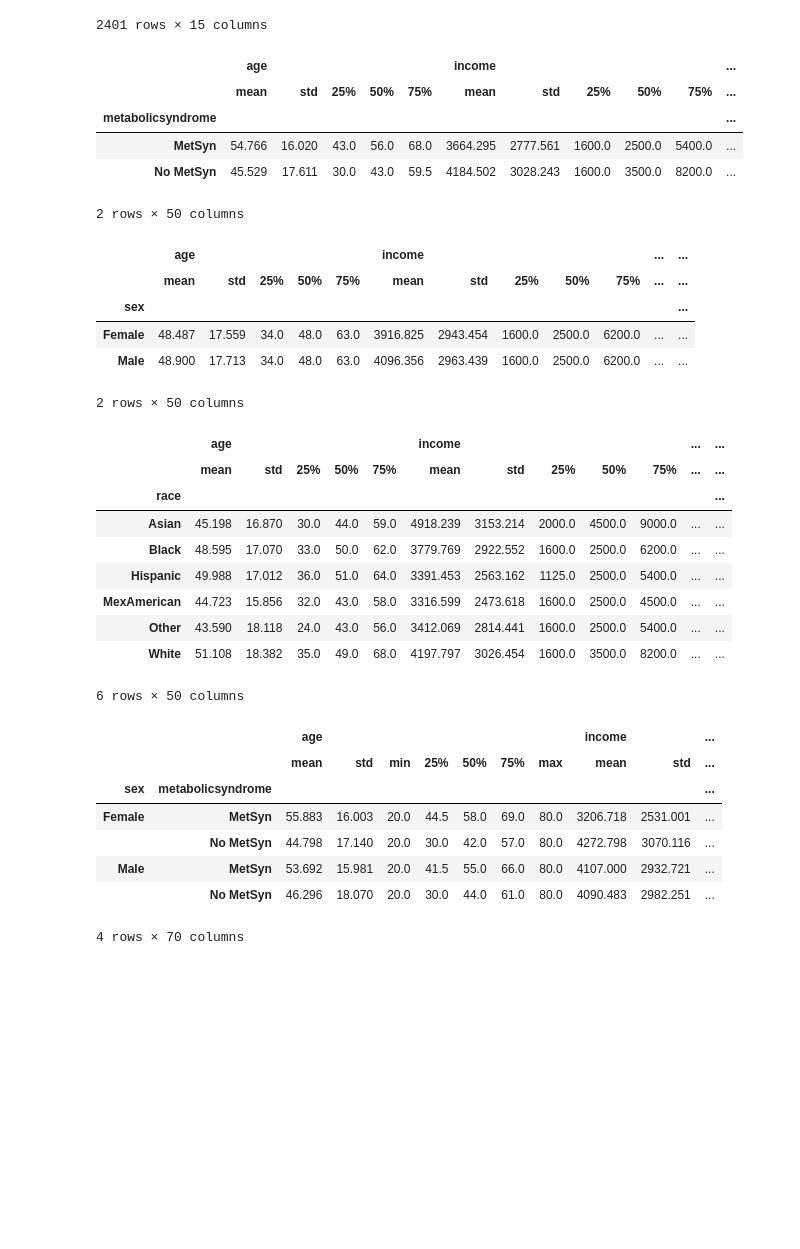
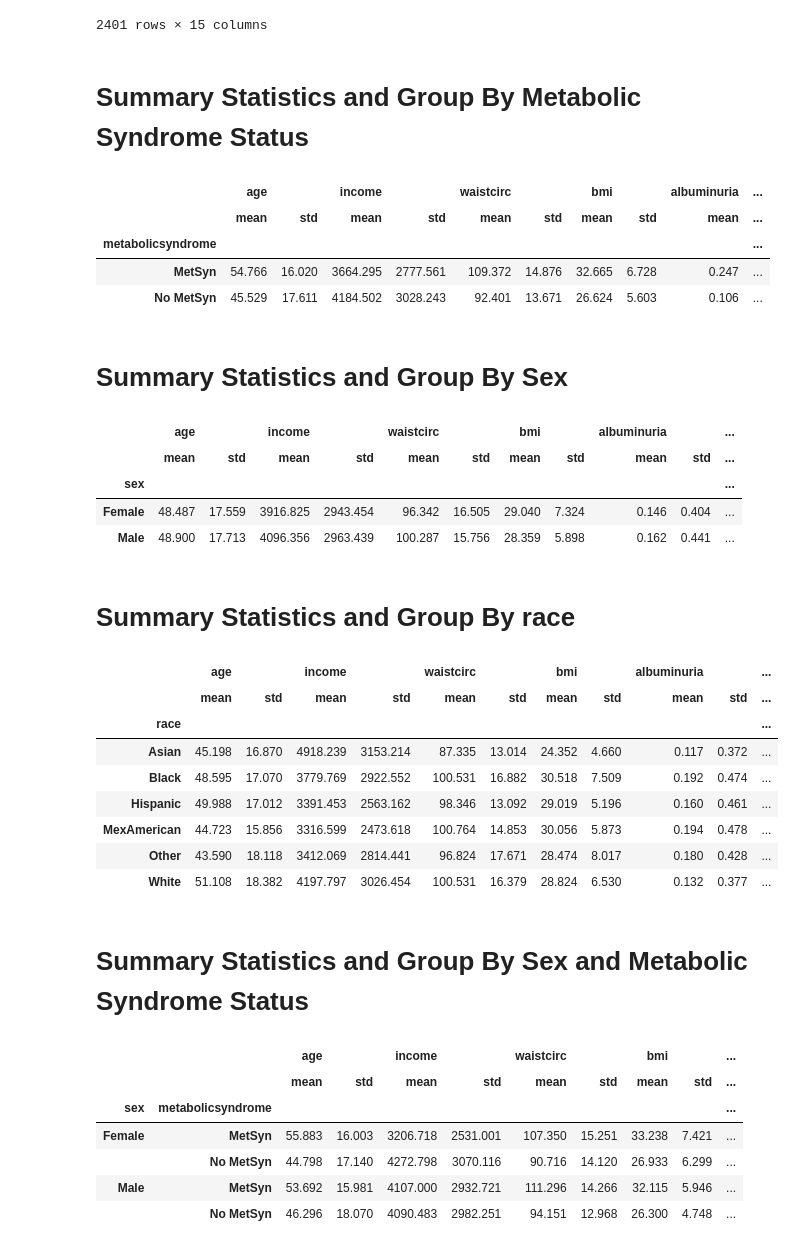
Before and after one commit to LukeMeyer2022/Profile, a Jupyter notebook: Descriptive Analysis_Mets.ipynb, the cells around one changed output. Saved outputs shown, nothing was run; the diff lists cells and outputs as text; code cells hidden in the pictures; blank space fills up the shorter version.

```diff
--- a/Descriptive Analysis_Mets.ipynb
+++ b/Descriptive Analysis_Mets.ipynb
@@ -20,13 +22,15 @@ df
 | 2399 | 71911 | 27 | Male | Married | 8200.0 | MexAmerican | 106.6 | 31.3 | 0 | 4.15 | ... |
 | 2400 | 71915 | 60 | Male | Single | 6200.0 | White | 106.6 | 27.5 | 0 | 12.82 | ... |
 2401 rows × 15 columns
+# %% [markdown]
+# Summary Statistics and Group By Metabolic Syndrome Status
 # %%
 # Summary Statistics and Group By Metabolic Syndrome Status
 def describe_data(df, group_col, output_filename):
     df_modified = df.drop(columns=['seqn'])
     grouped = df_modified.groupby(group_col)
     description = grouped.describe().round(3)
-    description = description.loc[:, (slice(None), ['mean', 'std', '25%', '50%', '75%'])]
+    description = description.loc[:, (slice(None), ['mean', 'std'])]
     description.to_csv(output_filename)
 
     return description
@@ -36,12 +40,13 @@ output_filename = 'stratified_summary_data_status.csv'
 description_data_status = describe_data(df, group_col, output_filename)
 description_data_status
 # %% [output]
-|  | age |  |  |  |  | income |  |  |  |  | ... |
-|  | mean | std | 25% | 50% | 75% | mean | std | 25% | 50% | 75% | ... |
-| metabolicsyndrome |  |  |  |  |  |  |  |  |  |  | ... |
-| MetSyn | 54.766 | 16.020 | 43.0 | 56.0 | 68.0 | 3664.295 | 2777.561 | 1600.0 | 2500.0 | 5400.0 | ... |
-| No MetSyn | 45.529 | 17.611 | 30.0 | 43.0 | 59.5 | 4184.502 | 3028.243 | 1600.0 | 3500.0 | 8200.0 | ... |
+|  | age |  | income |  | waistcirc |  | bmi |  | albuminuria | ... |
+|  | mean | std | mean | std | mean | std | mean | std | mean | ... |
+| metabolicsyndrome |  |  |  |  |  |  |  |  |  | ... |
+| MetSyn | 54.766 | 16.020 | 3664.295 | 2777.561 | 109.372 | 14.876 | 32.665 | 6.728 | 0.247 | ... |
+| No MetSyn | 45.529 | 17.611 | 4184.502 | 3028.243 | 92.401 | 13.671 | 26.624 | 5.603 | 0.106 | ... |
-2 rows × 50 columns
+# %% [markdown]
+# Summary Statistics and Group By Sex
 # %%
 # Summary Statistics and Group By Sex
 # Participants Selected for based on Age (20-80)
@@ -49,7 +54,7 @@ def describe_data(df, group_col, output_filename):
     df_modified = df.drop(columns=['seqn'])
     grouped = df_modified.groupby(group_col)
     description = grouped.describe().round(3)
-    description = description.loc[:, (slice(None), ['mean', 'std', '25%', '50%', '75%'])]
+    description = description.loc[:, (slice(None), ['mean', 'std'])]
     description.to_csv(output_filename)
 
     return description
@@ -59,45 +64,47 @@ output_filename = 'stratified_summary_data_sex.csv'
 description_data_sex = describe_data(df, group_col, output_filename)
 description_data_sex
 # %% [output]
-|  | age |  |  |  |  | income |  |  |  |  | ... | ... |
-|  | mean | std | 25% | 50% | 75% | mean | std | 25% | 50% | 75% | ... | ... |
-| sex |  |  |  |  |  |  |  |  |  |  |  | ... |
-| Female | 48.487 | 17.559 | 34.0 | 48.0 | 63.0 | 3916.825 | 2943.454 | 1600.0 | 2500.0 | 6200.0 | ... | ... |
-| Male | 48.900 | 17.713 | 34.0 | 48.0 | 63.0 | 4096.356 | 2963.439 | 1600.0 | 2500.0 | 6200.0 | ... | ... |
+|  | age |  | income |  | waistcirc |  | bmi |  | albuminuria |  | ... |
+|  | mean | std | mean | std | mean | std | mean | std | mean | std | ... |
+| sex |  |  |  |  |  |  |  |  |  |  | ... |
+| Female | 48.487 | 17.559 | 3916.825 | 2943.454 | 96.342 | 16.505 | 29.040 | 7.324 | 0.146 | 0.404 | ... |
+| Male | 48.900 | 17.713 | 4096.356 | 2963.439 | 100.287 | 15.756 | 28.359 | 5.898 | 0.162 | 0.441 | ... |
-2 rows × 50 columns
+# %% [markdown]
+# Summary Statistics and Group By race
 # %%
 # Summary Statistics and Group By race
 # Participants Selected for based on Age (20-80)
 def describe_data(df, group_col, output_filename):
     df_modified = df.drop(columns=['seqn'])
     grouped = df_modified.groupby(group_col)
     description = grouped.describe().round(3)
-    description = description.loc[:, (slice(None), ['mean', 'std', '25%', '50%', '75%'])]
+    description = description.loc[:, (slice(None), ['mean', 'std'])]
     description.to_csv(output_filename)
 
     return description
 
 group_col = "race"
 output_filename = 'stratified_summary_data_race.csv'
 description_data_race = describe_data(df, group_col, output_filename)
 description_data_race
 # %% [output]
-|  | age |  |  |  |  | income |  |  |  |  | ... | ... |
-|  | mean | std | 25% | 50% | 75% | mean | std | 25% | 50% | 75% | ... | ... |
-| race |  |  |  |  |  |  |  |  |  |  |  | ... |
-| Asian | 45.198 | 16.870 | 30.0 | 44.0 | 59.0 | 4918.239 | 3153.214 | 2000.0 | 4500.0 | 9000.0 | ... | ... |
-| Black | 48.595 | 17.070 | 33.0 | 50.0 | 62.0 | 3779.769 | 2922.552 | 1600.0 | 2500.0 | 6200.0 | ... | ... |
-| Hispanic | 49.988 | 17.012 | 36.0 | 51.0 | 64.0 | 3391.453 | 2563.162 | 1125.0 | 2500.0 | 5400.0 | ... | ... |
-| MexAmerican | 44.723 | 15.856 | 32.0 | 43.0 | 58.0 | 3316.599 | 2473.618 | 1600.0 | 2500.0 | 4500.0 | ... | ... |
-| Other | 43.590 | 18.118 | 24.0 | 43.0 | 56.0 | 3412.069 | 2814.441 | 1600.0 | 2500.0 | 5400.0 | ... | ... |
-| White | 51.108 | 18.382 | 35.0 | 49.0 | 68.0 | 4197.797 | 3026.454 | 1600.0 | 3500.0 | 8200.0 | ... | ... |
+|  | age |  | income |  | waistcirc |  | bmi |  | albuminuria |  | ... |
+|  | mean | std | mean | std | mean | std | mean | std | mean | std | ... |
+| race |  |  |  |  |  |  |  |  |  |  | ... |
+| Asian | 45.198 | 16.870 | 4918.239 | 3153.214 | 87.335 | 13.014 | 24.352 | 4.660 | 0.117 | 0.372 | ... |
+| Black | 48.595 | 17.070 | 3779.769 | 2922.552 | 100.531 | 16.882 | 30.518 | 7.509 | 0.192 | 0.474 | ... |
+| Hispanic | 49.988 | 17.012 | 3391.453 | 2563.162 | 98.346 | 13.092 | 29.019 | 5.196 | 0.160 | 0.461 | ... |
+| MexAmerican | 44.723 | 15.856 | 3316.599 | 2473.618 | 100.764 | 14.853 | 30.056 | 5.873 | 0.194 | 0.478 | ... |
+| Other | 43.590 | 18.118 | 3412.069 | 2814.441 | 96.824 | 17.671 | 28.474 | 8.017 | 0.180 | 0.428 | ... |
+| White | 51.108 | 18.382 | 4197.797 | 3026.454 | 100.531 | 16.379 | 28.824 | 6.530 | 0.132 | 0.377 | ... |
-6 rows × 50 columns
+# %% [markdown]
+# Summary Statistics and Group By Sex and Metabolic Syndrome Status
 # %%
 def describe_data(df, group_cols, output_filename):
     df_modified = df.drop(columns=['seqn'])
     grouped = df_modified.groupby(group_cols)
     description = grouped.describe().round(3)
-    description = description.loc[:, (slice(None), ['mean', 'std', 'min', '25%', '50%', '75%', 'max'])]
+    description = description.loc[:, (slice(None), ['mean', 'std'])]
     description.to_csv(output_filename)
 
     return description
@@ -107,11 +114,10 @@ output_filename = 'stratified_summary_data_sex_metabolic.csv'
 description_data_sex_metabolic = describe_data(df, group_cols, output_filename)
 description_data_sex_metabolic
 # %% [output]
-|  |  | age |  |  |  |  |  |  | income |  | ... |
-|  |  | mean | std | min | 25% | 50% | 75% | max | mean | std | ... |
-| sex | metabolicsyndrome |  |  |  |  |  |  |  |  |  | ... |
-| Female | MetSyn | 55.883 | 16.003 | 20.0 | 44.5 | 58.0 | 69.0 | 80.0 | 3206.718 | 2531.001 | ... |
-|  | No MetSyn | 44.798 | 17.140 | 20.0 | 30.0 | 42.0 | 57.0 | 80.0 | 4272.798 | 3070.116 | ... |
-| Male | MetSyn | 53.692 | 15.981 | 20.0 | 41.5 | 55.0 | 66.0 | 80.0 | 4107.000 | 2932.721 | ... |
-|  | No MetSyn | 46.296 | 18.070 | 20.0 | 30.0 | 44.0 | 61.0 | 80.0 | 4090.483 | 2982.251 | ... |
+|  |  | age |  | income |  | waistcirc |  | bmi |  | ... |
+|  |  | mean | std | mean | std | mean | std | mean | std | ... |
+| sex | metabolicsyndrome |  |  |  |  |  |  |  |  | ... |
+| Female | MetSyn | 55.883 | 16.003 | 3206.718 | 2531.001 | 107.350 | 15.251 | 33.238 | 7.421 | ... |
+|  | No MetSyn | 44.798 | 17.140 | 4272.798 | 3070.116 | 90.716 | 14.120 | 26.933 | 6.299 | ... |
+| Male | MetSyn | 53.692 | 15.981 | 4107.000 | 2932.721 | 111.296 | 14.266 | 32.115 | 5.946 | ... |
+|  | No MetSyn | 46.296 | 18.070 | 4090.483 | 2982.251 | 94.151 | 12.968 | 26.300 | 4.748 | ... |
-4 rows × 70 columns
```
Also changed, not shown: parts of 1 cell of this notebook, 4 other files.
